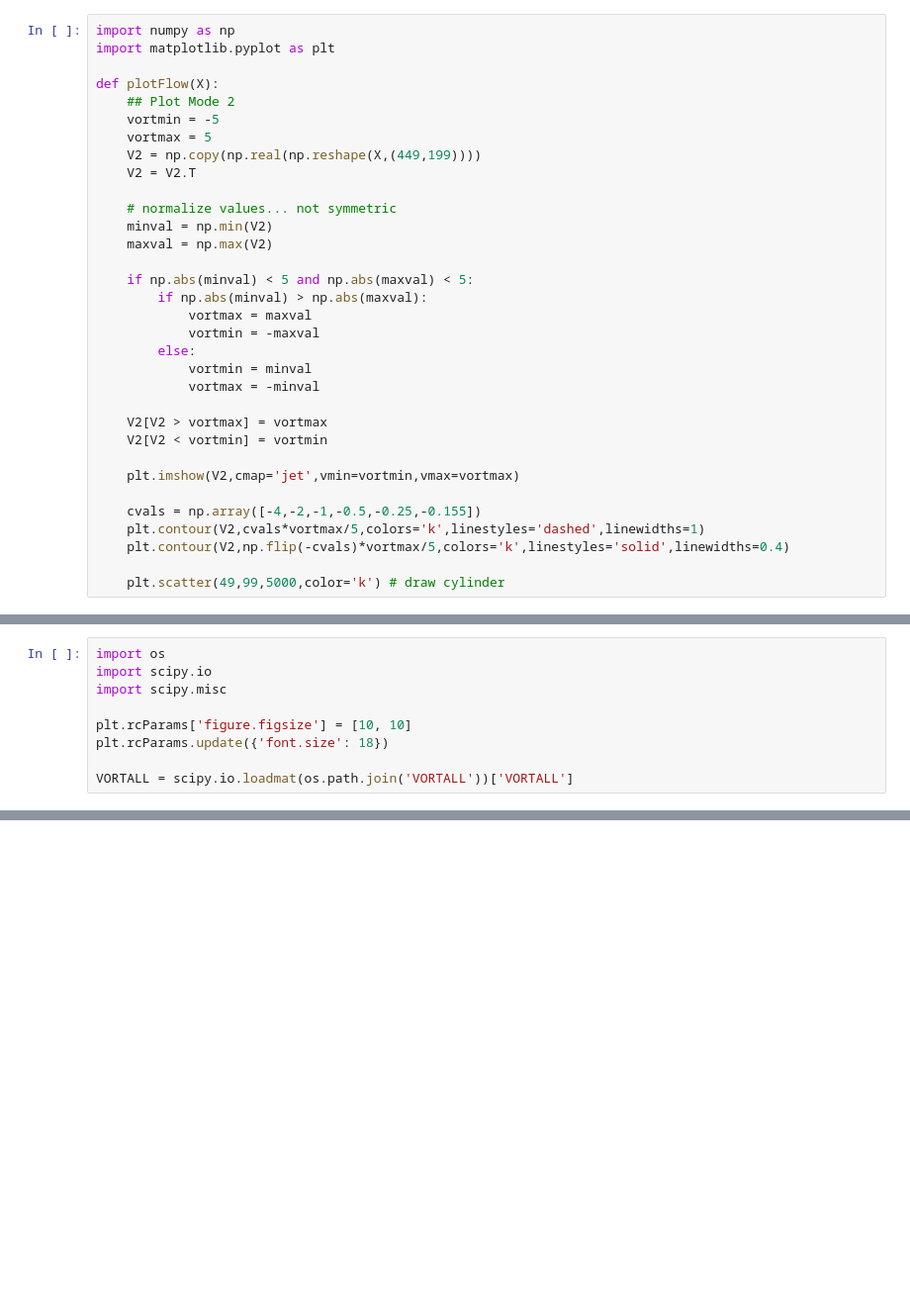
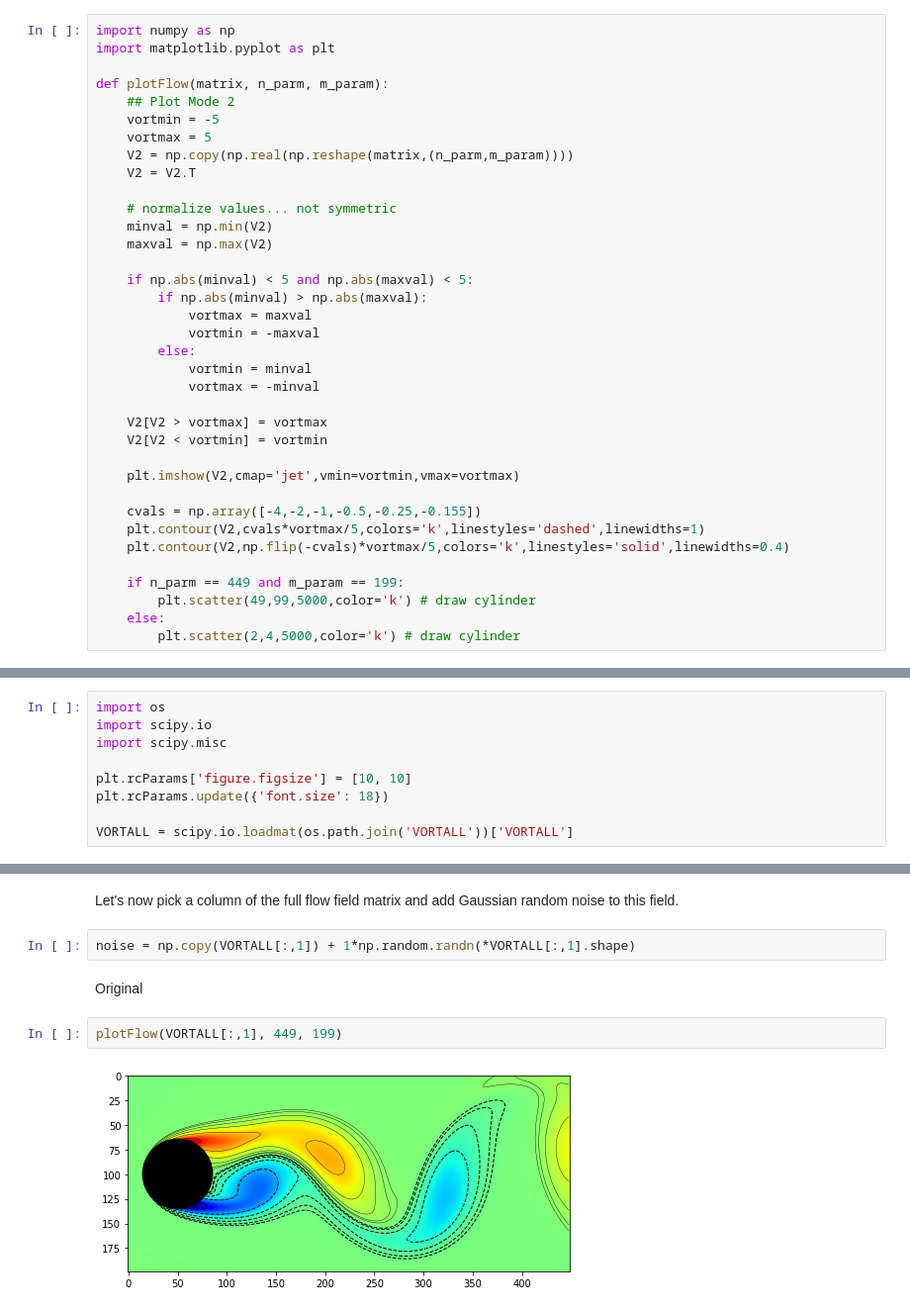
Before and after one commit to christianmontemayor/PatternRecognitionMontemayor, a Jupyter notebook: Exercise_3.6.ipynb, the cells around one changed output, grey strips where cells are left out. Shown: that part at 99% size. Drawn from its saved outputs; the diff is of its cells as text; blank space fills up the shorter version.

```diff
--- a/Exercise_3.6.ipynb
+++ b/Exercise_3.6.ipynb
@@ -2,11 +2,11 @@
 import numpy as np
 import matplotlib.pyplot as plt
 
-def plotFlow(X):
+def plotFlow(matrix, n_parm, m_param):
     ## Plot Mode 2
     vortmin = -5
     vortmax = 5
-    V2 = np.copy(np.real(np.reshape(X,(449,199))))
+    V2 = np.copy(np.real(np.reshape(matrix,(n_parm,m_param))))
     V2 = V2.T
 
     # normalize values... not symmetric
@@ -30,7 +30,10 @@ def plotFlow(X):
     plt.contour(V2,cvals*vortmax/5,colors='k',linestyles='dashed',linewidths=1)
     plt.contour(V2,np.flip(-cvals)*vortmax/5,colors='k',linestyles='solid',linewidths=0.4)
 
-    plt.scatter(49,99,5000,color='k') # draw cylinder
+    if n_parm == 449 and m_param == 199:
+        plt.scatter(49,99,5000,color='k') # draw cylinder
+    else:
+        plt.scatter(2,4,5000,color='k') # draw cylinder
 # %%
 import imageio.v2 as imageio
 
@@ -65,0 +95,10 @@ createMovie(VORTALL)
+# %% [markdown]
+Let's now pick a column of the full flow field matrix and add Gaussian random noise to this field.
+# %%
+noise = np.copy(VORTALL[:,1]) + 1*np.random.randn(*VORTALL[:,1].shape)
+# %% [markdown]
+Original
+# %%
+plotFlow(VORTALL[:,1], 449, 199)
+# %% [output]
+[figure, added]
```
Also changed, not shown: parts of 13 cells of this notebook.
